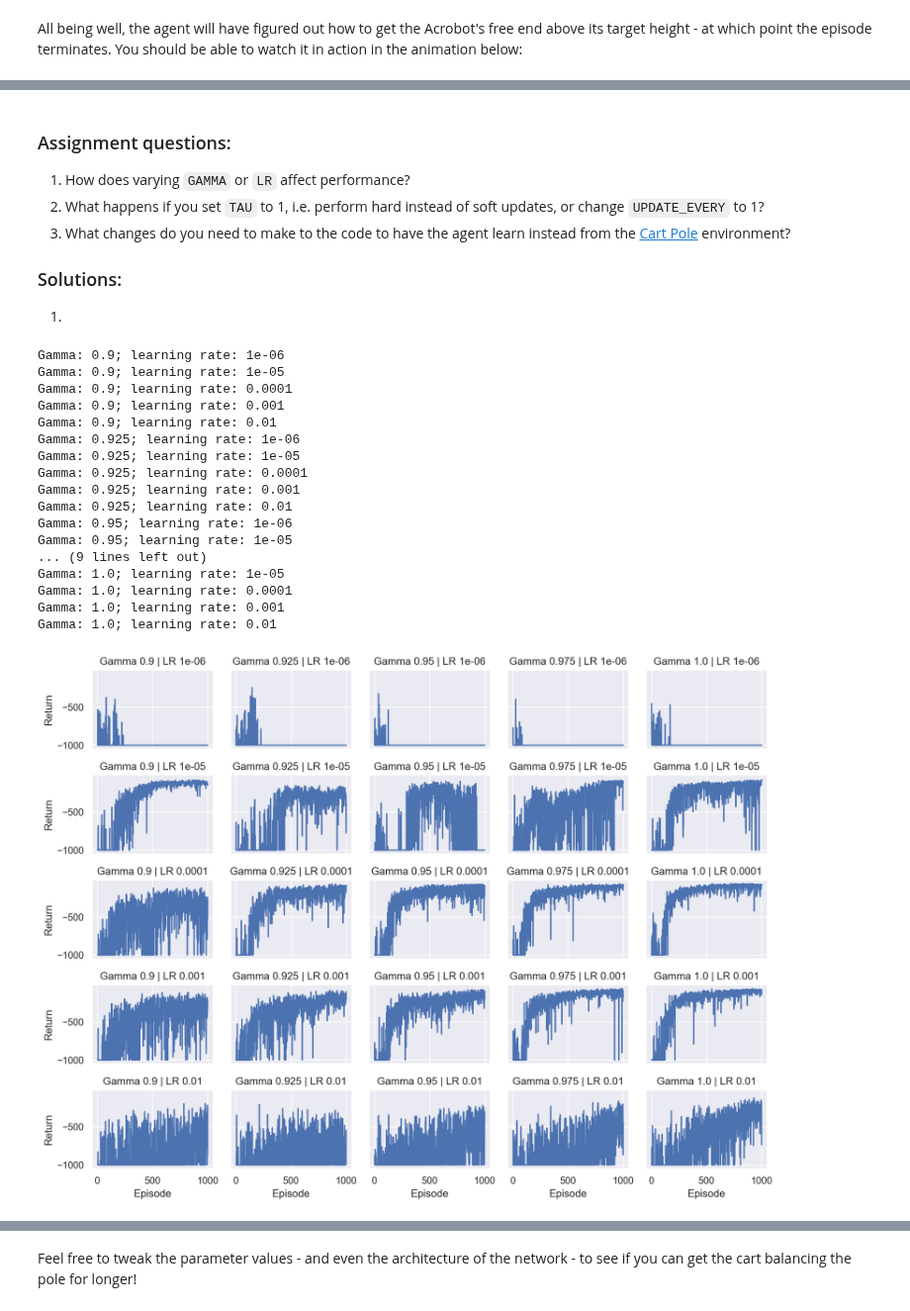
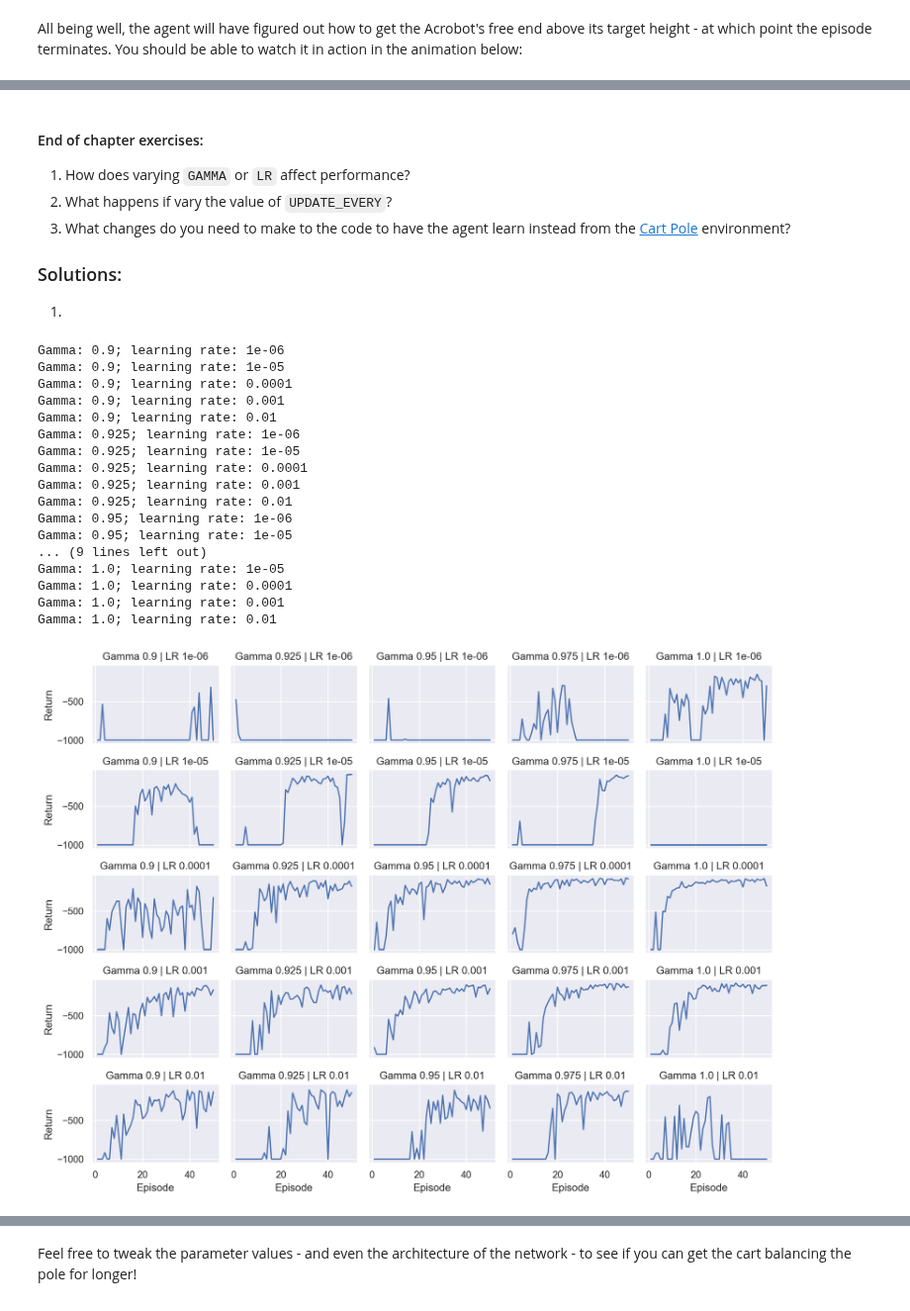
Before and after one commit to AdamTest24/Case_Studies_L2D, a Jupyter notebook: reinforcement_learning_Neythen/Session2-deep_RL/Session2-deep_RL_demo.ipynb, the cells around one changed output, grey strips where cells are left out. Shown at 99% size. Drawn from its saved outputs; the diff is of its cells as text; code cells hidden in the pictures.

```diff
--- a/reinforcement_learning_Neythen/Session2-deep_RL/Session2-deep_RL_demo.ipynb
+++ b/reinforcement_learning_Neythen/Session2-deep_RL/Session2-deep_RL_demo.ipynb
@@ -224,7 +261,6 @@ The function to update the target network is as follows. There is a distinction
 # %%
 def update_target(self, model, target_model):
-    """Soft update model parameters.
-    θ_target = τ * θ_local + (1 - τ) * θ_target
+    """Update target model parameters
 
     Params
     =======
@@ -232,7 +268,7 @@ def update_target(self, model, target_model):
         target model (PyTorch model): weights will be copied to
     """
     for target_param, local_param in zip(target_model.parameters(), model.parameters()):
-        target_param.data.copy_(TAU*local_param.data + (1-TAU)*target_param.data)
+        target_param.data.copy_(local_param.data)
 
 DQN_agent.update_target = update_target
 # %% [markdown]
@@ -247,31 +289,28 @@ def update_Q(self, experiences):
     """
     states, actions, rewards, next_states, dones = experiences
 
+    # We use mean squared error as the loss function
     criterion = torch.nn.MSELoss()
     # The local model is the one we need to train so we put it in training mode
-    self.qnetwork.train()
+    self.q_network.train()
     # Conversely, we want the target model to be in evaluation mode so that when
-    # we do a forward pass it does not calculate the gradients. We will update
-    # the target model's weights with the soft update function described above
-    self.qnetwork_target.eval()
+    # we do a forward pass it does not calculate the gradients
+    self.q_network_target.eval()
 
     with torch.no_grad():
-        future_pred = self.qnetwork_target(next_states).detach().max(1)[0].unsqueeze(1)
+        future_pred = self.q_network_target(next_states).detach().max(1)[0].unsqueeze(1)
 
     # .detach() ->  Returns a new Tensor, detached from the current graph.
     targets = rewards + (GAMMA * future_pred * (1 - dones))
 
     # Shape of output from the model (batch_size, action_size)
-    predicted_targets = self.qnetwork(states).gather(1, actions)
+    predicted_targets = self.q_network(states).gather(1, actions)
 
     loss = criterion(predicted_targets, targets).to(device)
     self.optimizer.zero_grad()
     loss.backward()
     self.optimizer.step()
 
-    # ------------------- update target network ------------------- #
-    self.update_target(self.qnetwork, self.qnetwork_target)
-
 DQN_agent.update_Q = update_Q
 # %% [markdown]
 Then we have our training function. This is very similar to the tabular case, the main difference is we need to add to and sample from the agent's memory.
@@ -322,0 +378,10 @@ def train_DQN(agent, env, n_episodes=200, max_t=1000, decay=None, verbose=True):
+# %%
+def visualise(self):
+    """Convert the agent's behaviour in the final episode into a matplotlib animation"""
+    fig, ax = plt.subplots(figsize=(5, 4))
+    plt.axis('off')
+    plt.suptitle('Learned policy')
+    output_frames = [[ax.imshow(frame, animated=True)] for frame in self.frames.copy()]
+    return animation.ArtistAnimation(fig, output_frames, interval=50, blit=True, repeat=False)
+
+DQN_agent.visualise = visualise
@@ -326,6 +426,6 @@ def train_DQN(agent, env, n_episodes=200, max_t=1000, decay=None, verbose=True):
 Having laid all the groundwork, training the model on a newly constructed environment is straightforward:
 # %%
 env = gym.make('Acrobot-v1', render_mode='rgb_array')
-agent = DQN_agent(state_size=6, action_size=3)
-returns = train_DQN(agent, env, n_episodes=1000)
+agent = DQN_agent(env, state_size=6, action_size=3)
+returns = agent.train(n_episodes=100)
 # %% [output]
@@ -411,8 +462,8 @@ Learned policy return: -70.00
 # %% [markdown]
-### Assignment questions:
+#### End of chapter exercises:
 
 1. How does varying `GAMMA` or `LR` affect performance?
-2. What happens if you set `TAU` to 1, i.e. perform hard instead of soft updates, or change `UPDATE_EVERY` to 1?
+2. What happens if vary the value of `UPDATE_EVERY`?
 3. What changes do you need to make to the code to have the agent learn instead from the [Cart Pole](https://gymnasium.farama.org/environments/classic_control/cart_pole/) environment?
 
 ### Solutions:
@@ -420,43 +471,43 @@ Learned policy return: -70.00
 1.
 # %%
 dfs = []
-n_episodes = 1000
+n_episodes = 50
 for GAMMA in np.linspace(0.9, 1.0, 5):
     for LR in np.logspace(-6, -2, 5):
         print(f'Gamma: {GAMMA}; learning rate: {LR}')
-        agent = DQN_agent(state_size=6, action_size=3)
-        returns = train_DQN(agent, env, n_episodes=n_episodes, verbose=False)
+        agent = DQN_agent(env, state_size=6, action_size=3)
+        returns = agent.train(n_episodes=n_episodes, verbose=False)
         dfs.append(pd.DataFrame({
             'Gamma': GAMMA,
             'LR': LR,
             'Episode': range(1, n_episodes+1),
             'Return': returns
         }))
 df = pd.concat(dfs).reset_index()
 (
     so.Plot(df, 'Episode', 'Return')
     .facet('Gamma', 'LR')
     .add(so.Lines())
     .layout(size=(12, 9))
     .label(col="{}".format, row="{}".format)
 )
 # %% [output]
 Gamma: 0.9; learning rate: 1e-06
 Gamma: 0.9; learning rate: 1e-05
 Gamma: 0.9; learning rate: 0.0001
 Gamma: 0.9; learning rate: 0.001
 Gamma: 0.9; learning rate: 0.01
 Gamma: 0.925; learning rate: 1e-06
 Gamma: 0.925; learning rate: 1e-05
 Gamma: 0.925; learning rate: 0.0001
 Gamma: 0.925; learning rate: 0.001
 Gamma: 0.925; learning rate: 0.01
 Gamma: 0.95; learning rate: 1e-06
 Gamma: 0.95; learning rate: 1e-05
 ... (9 lines left out)
 Gamma: 1.0; learning rate: 1e-05
 Gamma: 1.0; learning rate: 0.0001
 Gamma: 1.0; learning rate: 0.001
 Gamma: 1.0; learning rate: 0.01
-[figure, old version]
+[figure, new version]
 # %% [markdown]
```
Also changed, not shown: parts of 31 cells of this notebook.
